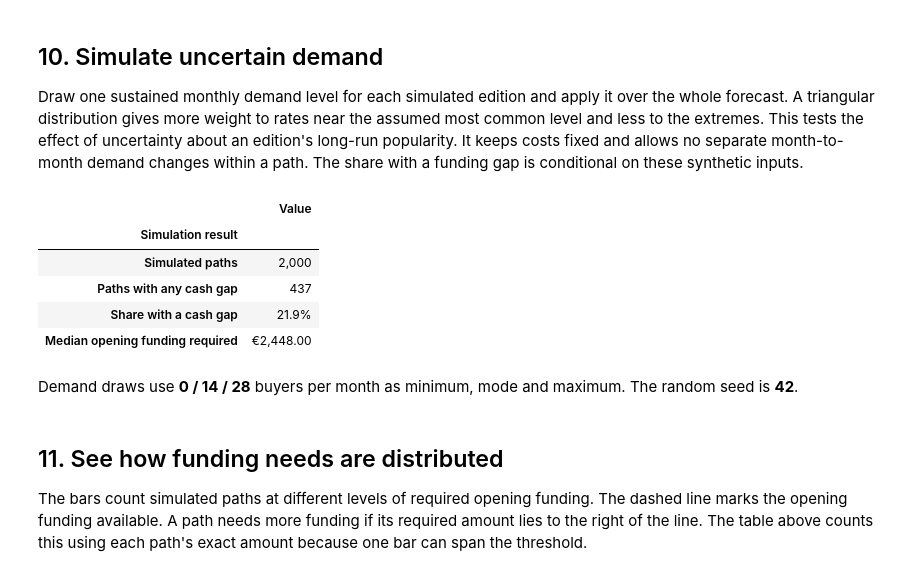
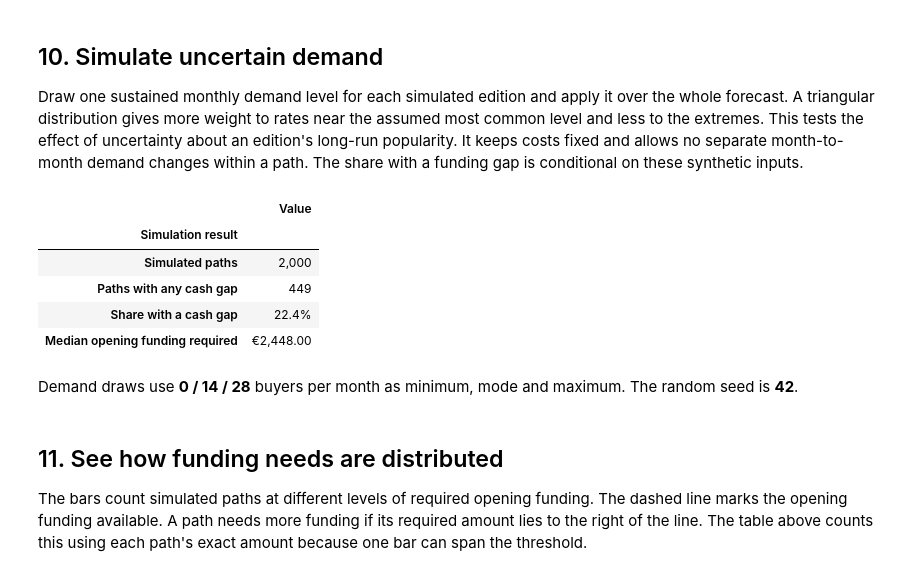
Before and after one commit to tanvirrubayet/fdp1-game-preservation, a Jupyter notebook: preservation_economics.ipynb, the cells around one changed output. Drawn from its saved outputs; the diff is of its cells as text; code cells hidden in the pictures.

```diff
--- a/preservation_economics.ipynb
+++ b/preservation_economics.ipynb
@@ -648,37 +698,39 @@ if type(simulation_count) is not int or simulation_count < 1:
 if not 0 <= demand_low <= demand_mode <= demand_high:
     raise ValueError("Set the simulation demand inputs in minimum, mode, maximum order.")
 
 rng = Random(random_seed)
 required_funding = []
 for _ in range(simulation_count):
-    # Sample sustained monthly demand, then use the same cap and monthly cash ledger.
-    demand = round(rng.triangular(low=demand_low, high=demand_high, mode=demand_mode))
+    # Sample sustained monthly demand with expanded continuous bounds to remove edge-bin rounding bias.
+    # Using low - 0.5 and high + 0.5 ensures that rounding creates perfectly uniform intervals of size 1.0 for all options.
+    sampled_raw = rng.triangular(low=demand_low - 0.5, high=demand_high + 0.5, mode=demand_mode)
+    demand = max(0, min(demand_high, round(sampled_raw)))
     simulated = simulate_sales(inputs, [demand] * inputs.months)
     cash = balances_with_launch(inputs, simulated)
     required_funding.append(minimum_opening_funding(inputs, cash))
 
 # Count paths that need more funding than the amount available.
 shortfall_count = sum(funding > inputs.opening_funding for funding in required_funding)
 median_funding = median(required_funding)
 simulation_stats = [
     ("Simulated paths", f"{simulation_count:,}"),
     ("Paths with any cash gap", f"{shortfall_count:,}"),
     ("Share with a cash gap", f"{shortfall_count / simulation_count:.1%}"),
     ("Median opening funding required", euros(median_funding)),
 ]
 display(pd.DataFrame(
     simulation_stats, columns=["Simulation result", "Value"],
 ).set_index("Simulation result"))
 display(Markdown(
     f"Demand draws use **{demand_low} / {demand_mode} / {demand_high}** "
     f"buyers per month as minimum, mode and maximum. The random seed is **{random_seed}**."
 ))
 # %% [output]
 |  | Value |
 | Simulation result |  |
 | Simulated paths | 2,000 |
-| Paths with any cash gap | 437 |
-| Share with a cash gap | 21.9% |
+| Paths with any cash gap | 449 |
+| Share with a cash gap | 22.4% |
 | Median opening funding required | €2,448.00 |
 Demand draws use **0 / 14 / 28** buyers per month as minimum, mode and maximum. The random seed is **42**.
 # %% [markdown]
```
Also changed, not shown: parts of 14 cells of this notebook.
